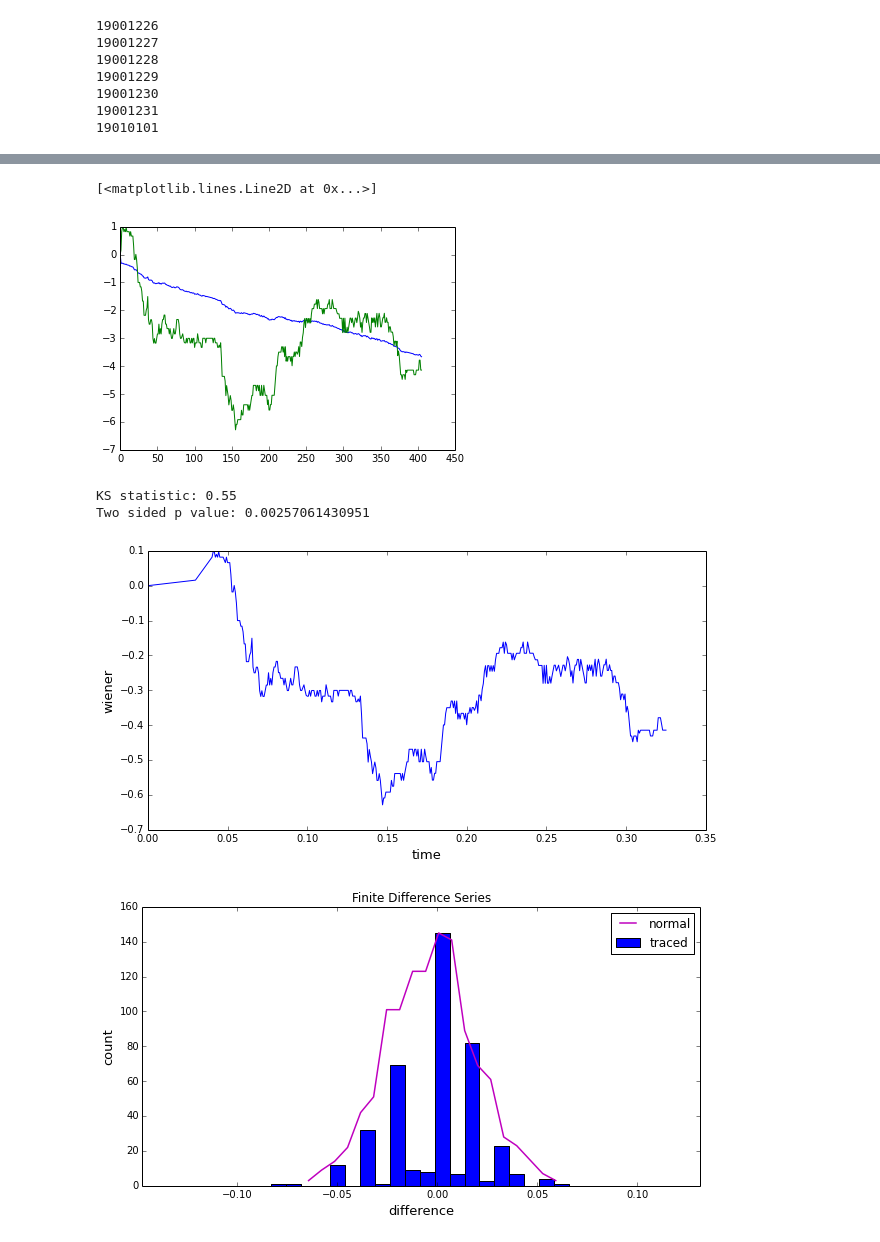
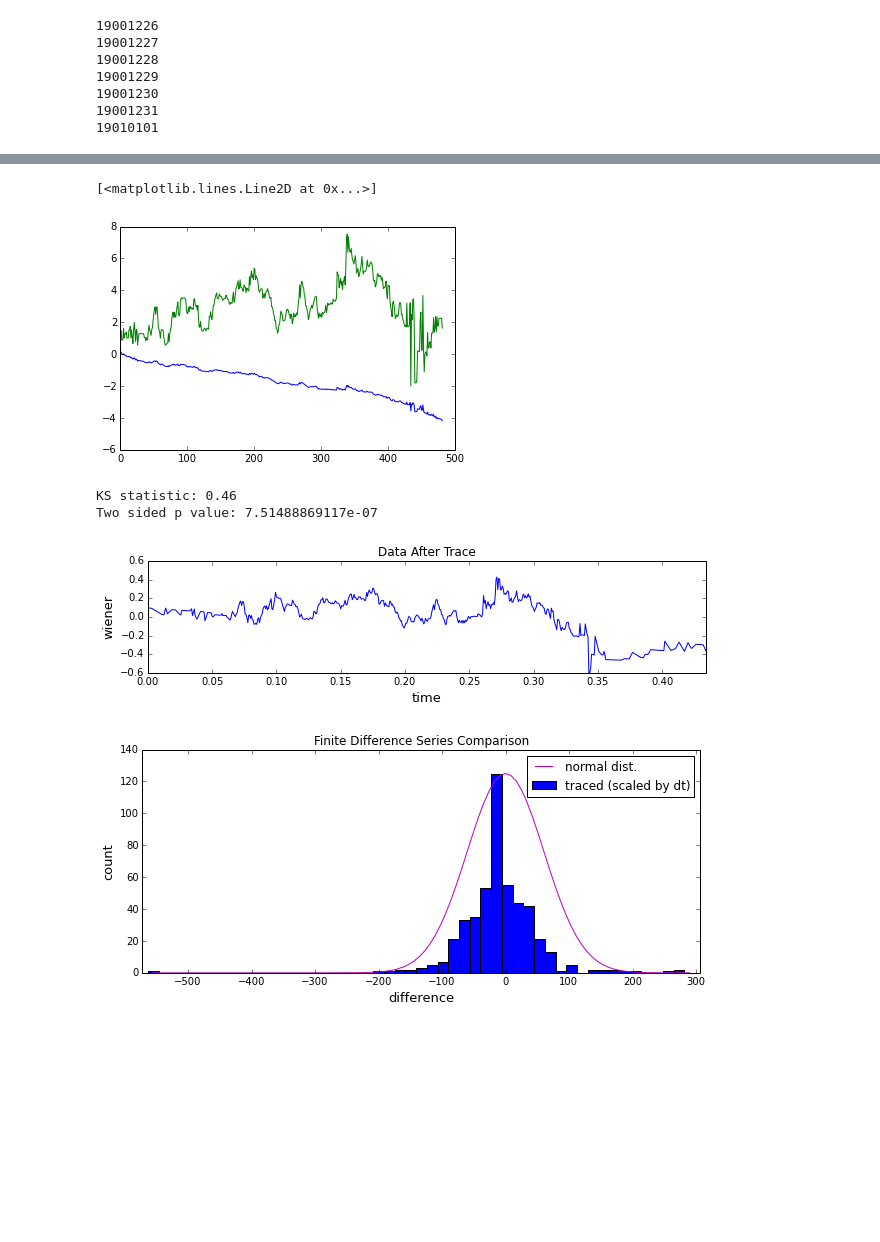
Before and after one commit to rmorshea/quantfi, a Jupyter notebook: kswidget.ipynb, the cells around one changed output, grey strips where cells are left out. Drawn from its saved outputs; the diff is of its cells as text; code cells hidden in the pictures; blank space fills up the shorter version.

Commit message:
traces are now compared to a true gaussian

```diff
--- a/kswidget.ipynb
+++ b/kswidget.ipynb
@@ -26,4 +26,0 @@ print ks_2samp(x, z)
-# %%
-fig, ax = plt.subplots()
-ax.plot([3,1,2,4,0,5,3,2,0,2,4])
-add_cursor(fig, ax)
@@ -46,10 +41,10 @@ while formed_date!=date_range[9:]:
 19001231
 19010101
 # %%
-aapl,empty_list = qqd.get_daily_data('aapl','19990205')
-t_series = qqd.get_tseries(aapl.index)
+aapl,empty_list = qqd.get_daily_data('aapl','20000105')
+t_series = np.array(qqd.get_tseries(aapl.index))
 returns = qqd.calc_returns(aapl)
-aapl_01to02[:5]
+aapl[:5]
 # %% [output]
 |  | open | high | low | close | volume | splits | earnings | dividends | returns | log returns |
 | datetime |  |  |  |  |  |  |  |  |  |  |
@@ -64,31 +59,4 @@ plt.plot(brwnnexp.etrace('price',t_series,aapl.close,1,0.1,0))#,p_init=1.44669))
 plt.plot(brwnnexp.etrace('price',t_series,aapl.close,0,0.01,0))#,p_init=1.44669))
 # %% [output]
 [<matplotlib.lines.Line2D at 0x...>]
-[figure, old version]
+[figure, new version]
-# %%
-def ksplot(alims,blims,func,t_series,x_series,*addit_params):
-    def makeplots(a,b):
-        dat = func('price',t_series,x_series,a,b,*addit_params)
-        norm = np.random.normal(0,1,1000)
-        fig, ax = plt.subplots(figsize=(10,5))
-        dat_fds = get_fds(dat)
-        ax.plot(t_series,dat)
-        ax.set_ylabel('wiener',fontsize=13)
-        ax.set_xlabel('time',fontsize=13)
-        fig,ax1 = plt.subplots(figsize=(10,5))
-        ax1.set_title('Finite Difference Series')
-        ax1.set_ylabel('count',fontsize=13)
-        ax1.set_xlabel('difference',fontsize=13)
-        daty,datx = np.histogram(dat_fds,20)
-        plt.bar(datx[:-1],daty,label='traced',width=float(max(datx)-min(datx))/20)
-        normy,normx = np.histogram(np.array(norm)*max(dat_fds)/max(norm),20)
-        normy = np.array(normy)*max(daty)/max(normy)
-        plt.plot(normx[:-1],normy,label='normal',color='m',linewidth=1.5)
-        ksstat,pval = ks_2samp(normy, daty)
-        print 'KS statistic:',ksstat
-        print 'Two sided p value:',pval
-        ax1.set_xlim(min(normx+datx),max(normx+datx))
-        plt.legend()
-        plt.show()
-
-    interact(makeplots,a=alims,b=blims)
@@ -95,7 +110,7 @@ def ksplot(alims,blims,func,t_series,x_series,*addit_params):
 # %%
-ksplot((-1.,1.),(-1.,1.),brwnnexp.etrace,t_series,aapl.close,0)
+ksplot(brwnnexp.etrace,(-1.,1.),(-1.,1.),t_series,aapl['open'],0)
 # %% [output]
-KS statistic: 0.55
-Two sided p value: 0.00257061430951
+KS statistic: 0.46
+Two sided p value: 7.51488869117e-07
-[figure, old version]
+[figure, new version]
-[figure, old version]
+[figure, new version]
```
Also changed, not shown: parts of 6 cells of this notebook.
